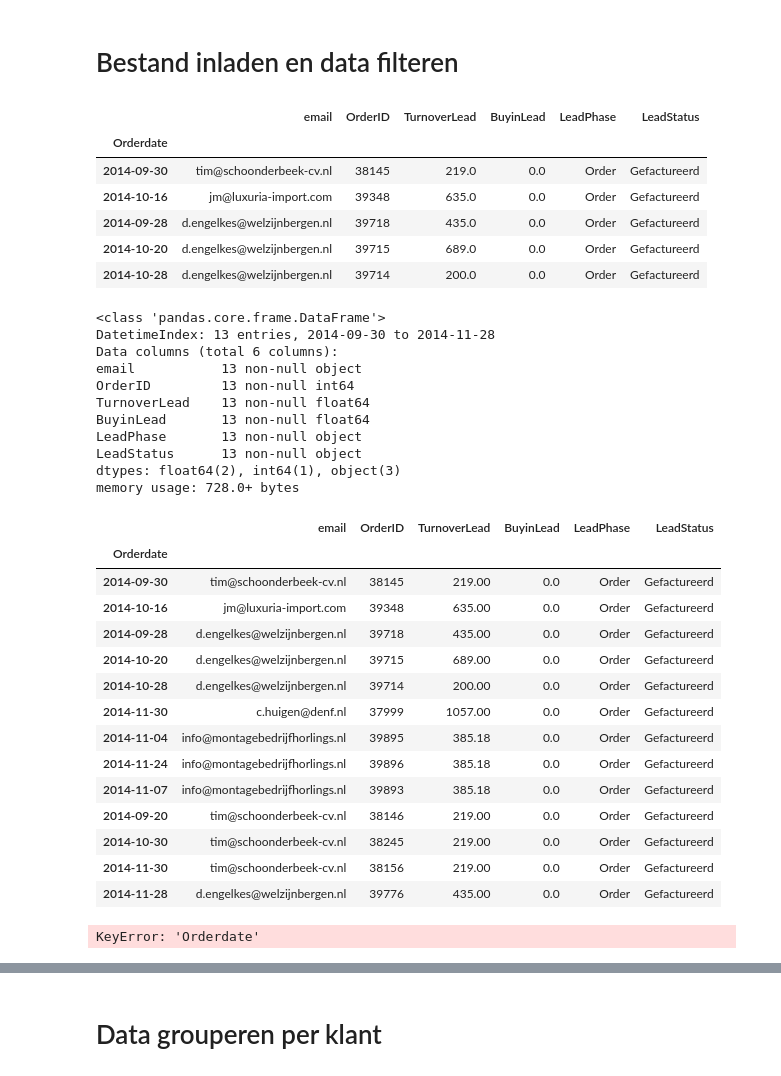
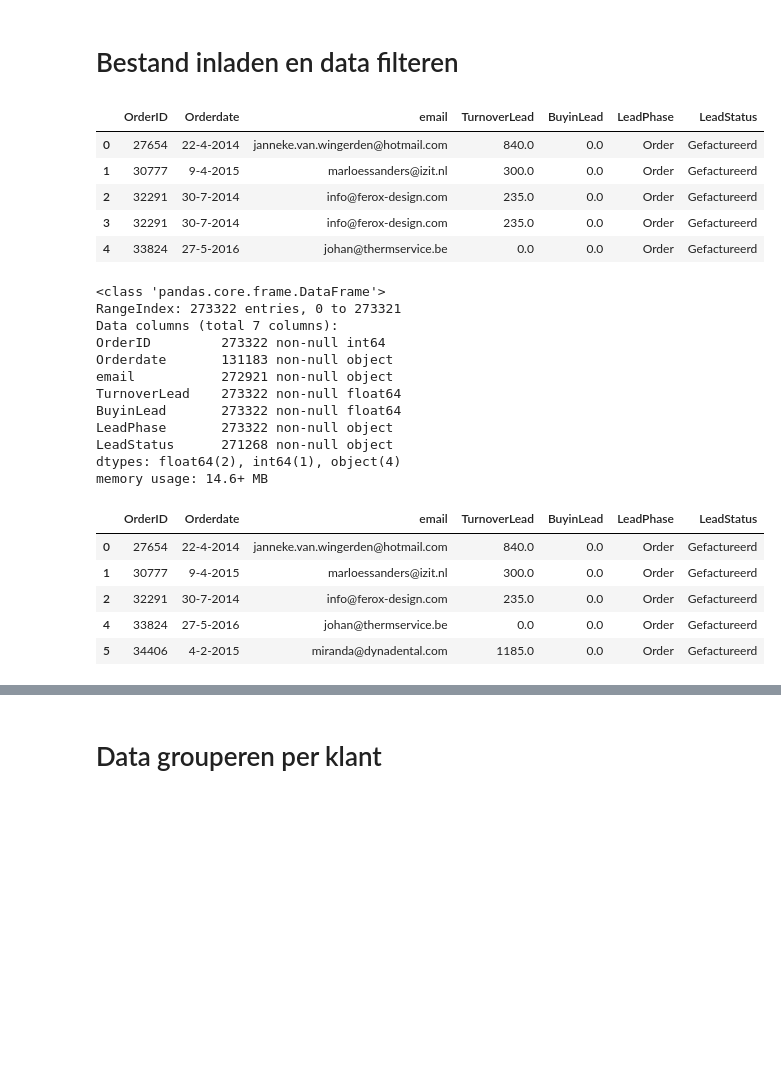
Before and after one commit to iwb-digital-growth-agency/python, a Jupyter notebook: CLV_Maxilia - nieuwe data set.ipynb, the cells around one changed output, grey strips where cells are left out. Drawn from its saved outputs; the diff is of its cells as text; code cells hidden in the pictures; blank space fills up the shorter version.

```diff
--- a/CLV_Maxilia - nieuwe data set.ipynb
+++ b/CLV_Maxilia - nieuwe data set.ipynb
@@ -10,58 +10,47 @@ import pandas.api.types as ptypes
 # %%
 # excel bestand maxilia geimporteerd en kolommen gefilterd
 
-data = pd.read_csv('expdata 20190912 1002.csv', sep = None, delimiter = None, usecols = ['email','Orderdate','OrderID','TurnoverLead', 'BuyinLead', 'LeadPhase','LeadStatus'], engine = 'python')
+df = pd.read_csv('expdata 20190912 1002.csv', sep = None, delimiter = None, usecols = ['email','Orderdate','OrderID','TurnoverLead', 'BuyinLead', 'LeadPhase','LeadStatus'], engine = 'python')
 df.head()
 # %% [output]
-|  | email | OrderID | TurnoverLead | BuyinLead | LeadPhase | LeadStatus |
-| Orderdate |  |  |  |  |  |  |
-| 2014-09-30 | tim@schoonderbeek-cv.nl | 38145 | 219.0 | 0.0 | Order | Gefactureerd |
-| 2014-10-16 | jm@luxuria-import.com | 39348 | 635.0 | 0.0 | Order | Gefactureerd |
-| 2014-09-28 | d.engelkes@welzijnbergen.nl | 39718 | 435.0 | 0.0 | Order | Gefactureerd |
-| 2014-10-20 | d.engelkes@welzijnbergen.nl | 39715 | 689.0 | 0.0 | Order | Gefactureerd |
-| 2014-10-28 | d.engelkes@welzijnbergen.nl | 39714 | 200.0 | 0.0 | Order | Gefactureerd |
+|  | OrderID | Orderdate | email | TurnoverLead | BuyinLead | LeadPhase | LeadStatus |
+| 0 | 27654 | 22-4-2014 | janneke.van.wingerden@hotmail.com | 840.0 | 0.0 | Order | Gefactureerd |
+| 1 | 30777 | 9-4-2015 | marloessanders@izit.nl | 300.0 | 0.0 | Order | Gefactureerd |
+| 2 | 32291 | 30-7-2014 | info@ferox-design.com | 235.0 | 0.0 | Order | Gefactureerd |
+| 3 | 32291 | 30-7-2014 | info@ferox-design.com | 235.0 | 0.0 | Order | Gefactureerd |
+| 4 | 33824 | 27-5-2016 | johan@thermservice.be | 0.0 | 0.0 | Order | Gefactureerd |
 # %%
 df.info()
 # %% [output]
 <class 'pandas.core.frame.DataFrame'>
-DatetimeIndex: 13 entries, 2014-09-30 to 2014-11-28
-Data columns (total 6 columns):
-email           13 non-null object
-OrderID         13 non-null int64
-TurnoverLead    13 non-null float64
-BuyinLead       13 non-null float64
-LeadPhase       13 non-null object
-LeadStatus      13 non-null object
-dtypes: float64(2), int64(1), object(3)
-memory usage: 728.0+ bytes
+RangeIndex: 273322 entries, 0 to 273321
+Data columns (total 7 columns):
+OrderID         273322 non-null int64
+Orderdate       131183 non-null object
+email           272921 non-null object
+TurnoverLead    273322 non-null float64
+BuyinLead       273322 non-null float64
+LeadPhase       273322 non-null object
+LeadStatus      271268 non-null object
+dtypes: float64(2), int64(1), object(4)
+memory usage: 14.6+ MB
 # %%
 # lege rijen 'NaT' eruit gefilterd
 # Email bevat @ controle
 # Duplicaten verwijderen
 
 df = df.dropna(axis=0, how = 'any', inplace=False)
 df = df[~df['email'].str.contains('@')==False]
 df = df.drop_duplicates('OrderID', keep='first')
-df
+df.head()
 # %% [output]
-|  | email | OrderID | TurnoverLead | BuyinLead | LeadPhase | LeadStatus |
-| Orderdate |  |  |  |  |  |  |
-| 2014-09-30 | tim@schoonderbeek-cv.nl | 38145 | 219.00 | 0.0 | Order | Gefactureerd |
-| 2014-10-16 | jm@luxuria-import.com | 39348 | 635.00 | 0.0 | Order | Gefactureerd |
-| 2014-09-28 | d.engelkes@welzijnbergen.nl | 39718 | 435.00 | 0.0 | Order | Gefactureerd |
-| 2014-10-20 | d.engelkes@welzijnbergen.nl | 39715 | 689.00 | 0.0 | Order | Gefactureerd |
-| 2014-10-28 | d.engelkes@welzijnbergen.nl | 39714 | 200.00 | 0.0 | Order | Gefactureerd |
-| 2014-11-30 | c.huigen@denf.nl | 37999 | 1057.00 | 0.0 | Order | Gefactureerd |
-| 2014-11-04 | info@montagebedrijfhorlings.nl | 39895 | 385.18 | 0.0 | Order | Gefactureerd |
-| 2014-11-24 | info@montagebedrijfhorlings.nl | 39896 | 385.18 | 0.0 | Order | Gefactureerd |
-| 2014-11-07 | info@montagebedrijfhorlings.nl | 39893 | 385.18 | 0.0 | Order | Gefactureerd |
-| 2014-09-20 | tim@schoonderbeek-cv.nl | 38146 | 219.00 | 0.0 | Order | Gefactureerd |
-| 2014-10-30 | tim@schoonderbeek-cv.nl | 38245 | 219.00 | 0.0 | Order | Gefactureerd |
-| 2014-11-30 | tim@schoonderbeek-cv.nl | 38156 | 219.00 | 0.0 | Order | Gefactureerd |
-| 2014-11-28 | d.engelkes@welzijnbergen.nl | 39776 | 435.00 | 0.0 | Order | Gefactureerd |
+|  | OrderID | Orderdate | email | TurnoverLead | BuyinLead | LeadPhase | LeadStatus |
+| 0 | 27654 | 22-4-2014 | janneke.van.wingerden@hotmail.com | 840.0 | 0.0 | Order | Gefactureerd |
+| 1 | 30777 | 9-4-2015 | marloessanders@izit.nl | 300.0 | 0.0 | Order | Gefactureerd |
+| 2 | 32291 | 30-7-2014 | info@ferox-design.com | 235.0 | 0.0 | Order | Gefactureerd |
+| 4 | 33824 | 27-5-2016 | johan@thermservice.be | 0.0 | 0.0 | Order | Gefactureerd |
+| 5 | 34406 | 4-2-2015 | miranda@dynadental.com | 1185.0 | 0.0 | Order | Gefactureerd |
 # %%
-df['Orderdate']=pd.to_datetime(df['Orderdate'], format='%Y-%m-%d')
+df['Orderdate']=pd.to_datetime(df['Orderdate'], format='%d-%m-%Y')
-# %% [output]
-KeyError: 'Orderdate'
 # %%
 df.info()
```
Also changed, not shown: parts of 24 cells of this notebook, 4 other files.
